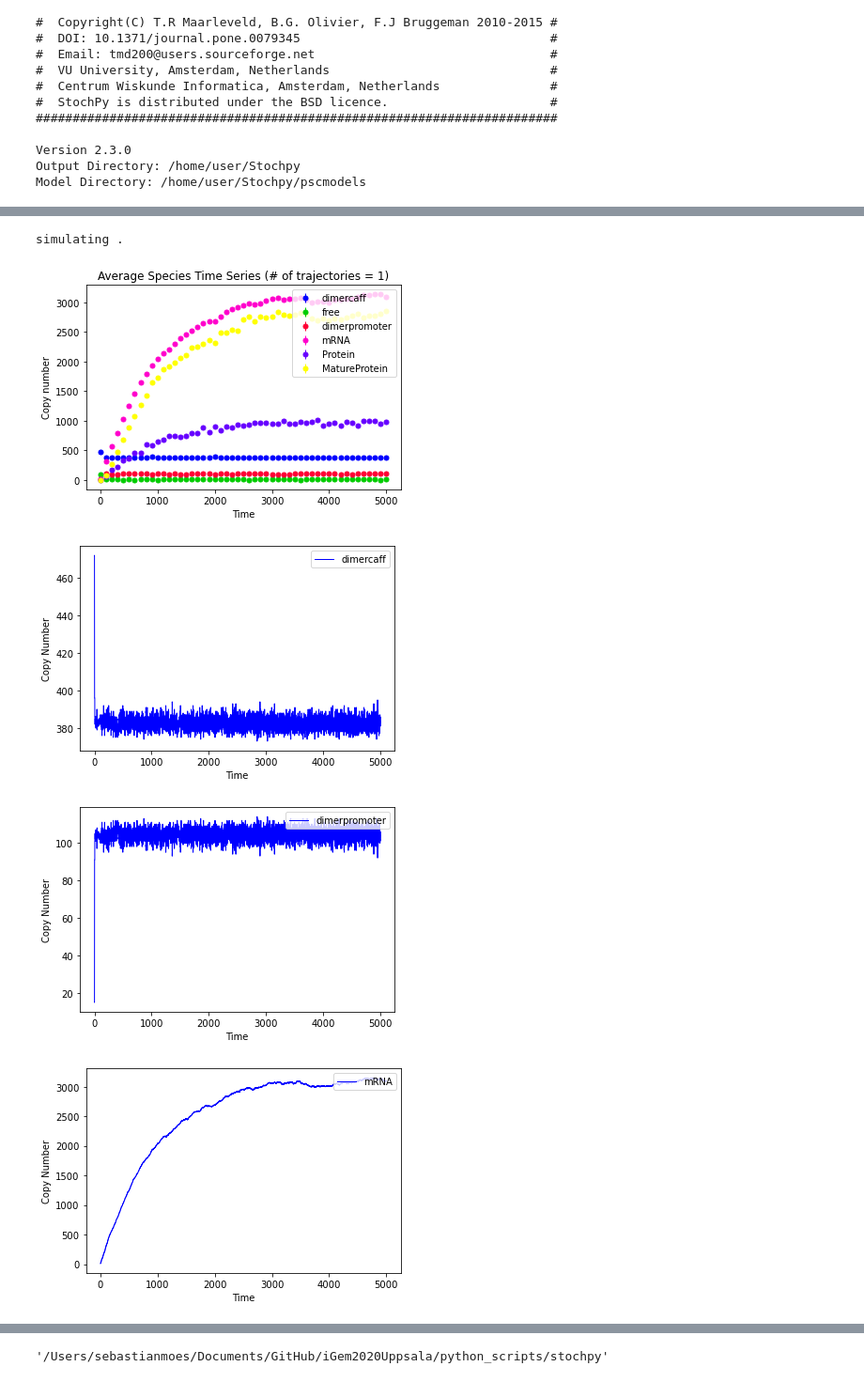
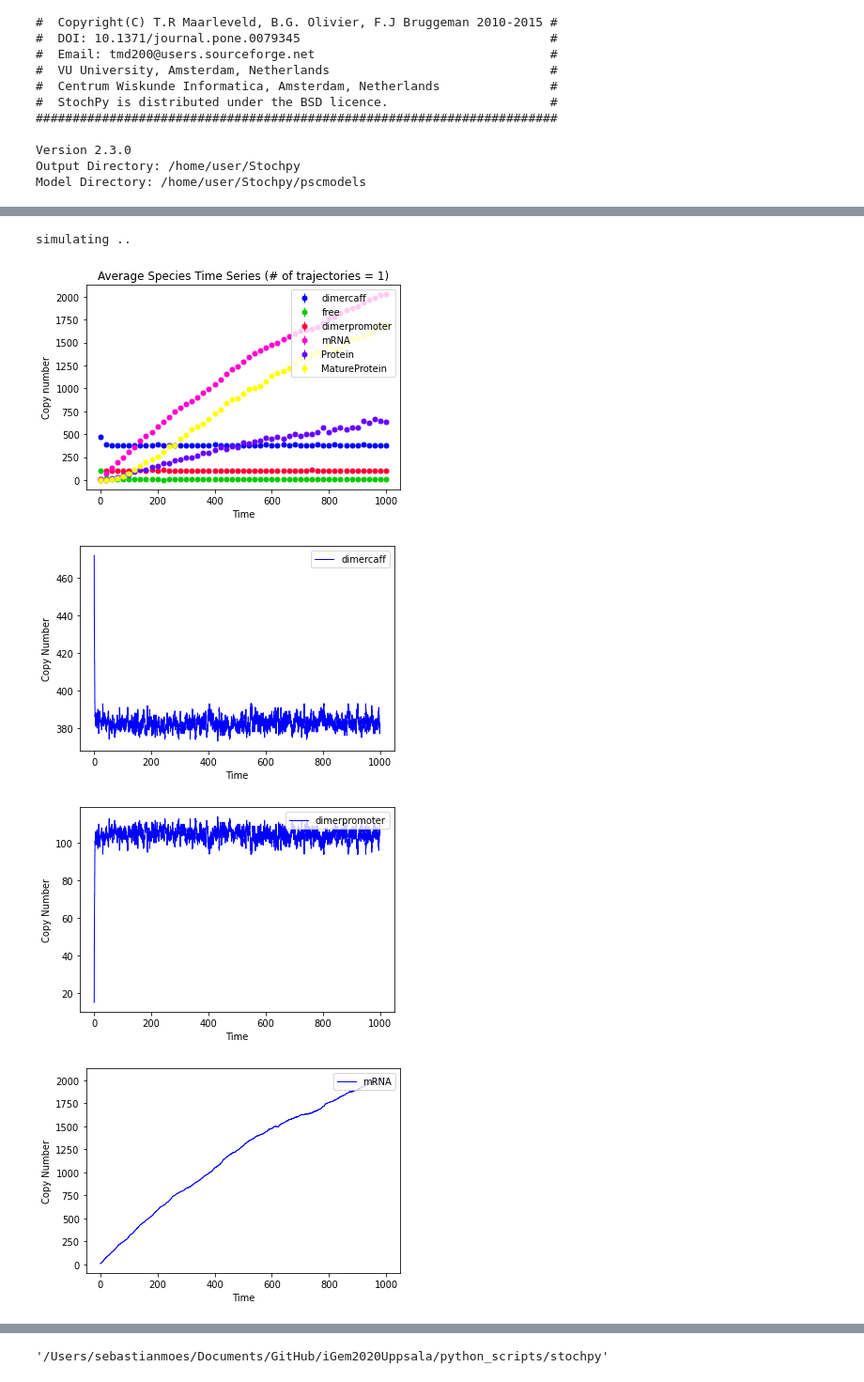
Before and after one commit to igemsoftware2020/iGem2020Uppsala, a Jupyter notebook: python_scripts/stochpy/DBD_stochpy.ipynb, the cells around one changed output, grey strips where cells are left out. Shown at 94% size. Drawn from its saved outputs; the diff is of its cells as text; code cells hidden in the pictures.

```diff
--- a/python_scripts/stochpy/DBD_stochpy.ipynb
+++ b/python_scripts/stochpy/DBD_stochpy.ipynb
@@ -61,5 +61,5 @@ def doSequentialSim(smod,n_generations,cell_division_times):
 import stochpy, numpy as np,copy,os,matplotlib.gridspec as gridspec
 import matplotlib as plt
 plt.rcParams.update({'figure.max_open_warning': 0})
-smod = stochpy.SSA(model_file='DBDfinal.psc',dir='/home/user/Documents/iGem2020Uppsala/python_scripts/stochpy/')
+smod = stochpy.SSA(model_file='DBDfinal.psc',dir='/Users/sebastianmoes/Documents/GitHub/iGem2020Uppsala/python_scripts/stochpy')
 T_GENERATION = 3600
@@ -97,17 +119,18 @@ for i in kdimerization:
 # %%
 ### Test a model with a time event
 smod.Model('DBDfinal.psc')
-smod.DoStochSim(trajectories=1,end=5000,mode='time')
+smod.DoStochSim(trajectories=1,end=1000,mode='time')
 smod.GetRegularGrid()
 smod.PlotAverageSpeciesTimeSeries()
 smod.PlotSpeciesTimeSeries(species2plot=['dimercaff'])
 smod.PlotSpeciesTimeSeries(species2plot=['dimerpromoter'])
 smod.PlotSpeciesTimeSeries(species2plot=['mRNA'])
 smod.PlotSpeciesTimeSeries(species2plot=['Protein'])
 smod.PlotSpeciesTimeSeries(species2plot=['MatureProtein'])
+stochpy.plt.savefig("stochfigure_caff_"+str(500))
 # %% [output]
-simulating .
+simulating ..
-[figure, old version]
+[figure, new version]
-[figure, old version]
+[figure, new version]
-[figure, old version]
+[figure, new version]
-[figure, old version]
+[figure, new version]
```
Also changed, not shown: parts of 3 cells of this notebook, 3 other files.
